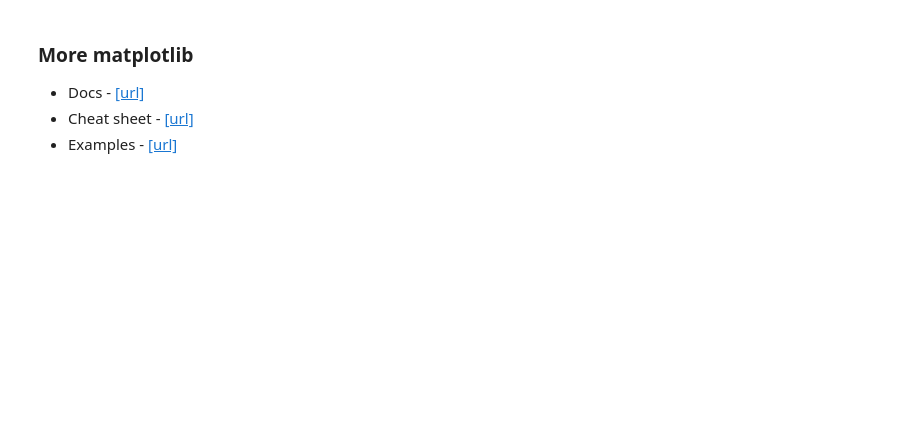
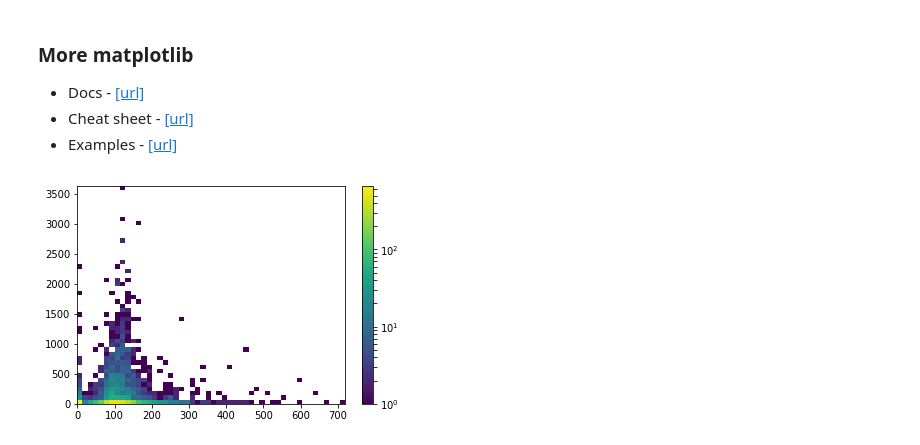
Before and after one commit to adammendoza/mlhep2017, a Jupyter notebook: day1/seminar1-work/Seminar1_main.ipynb, the cells around one changed output. Saved outputs shown, nothing was run; the diff lists cells and outputs as text; code cells hidden in the pictures; blank space fills up the shorter version.

````diff
--- a/day1/seminar1-work/Seminar1_main.ipynb
+++ b/day1/seminar1-work/Seminar1_main.ipynb
@@ -705,6 +719,11 @@ plt.hist2d(data["DER_mass_MMC"], data["DER_mass_jet_jet"],bins=(50,50),cmax=10);
 # %%
 #Final boss - find a way to display a 2-dimensional histogram
 #of DER_mass_MMC vs DER_mass_jet_jet
+import matplotlib.colors as colors
+plt.hist2d(data["DER_mass_MMC"], data["DER_mass_jet_jet"],bins=(50,50), norm=colors.LogNorm());
+plt.colorbar();
+# %% [output]
+[figure, added]
 # %% [markdown]
 ```
 
````
Also changed, not shown: parts of 20 cells of this notebook.
